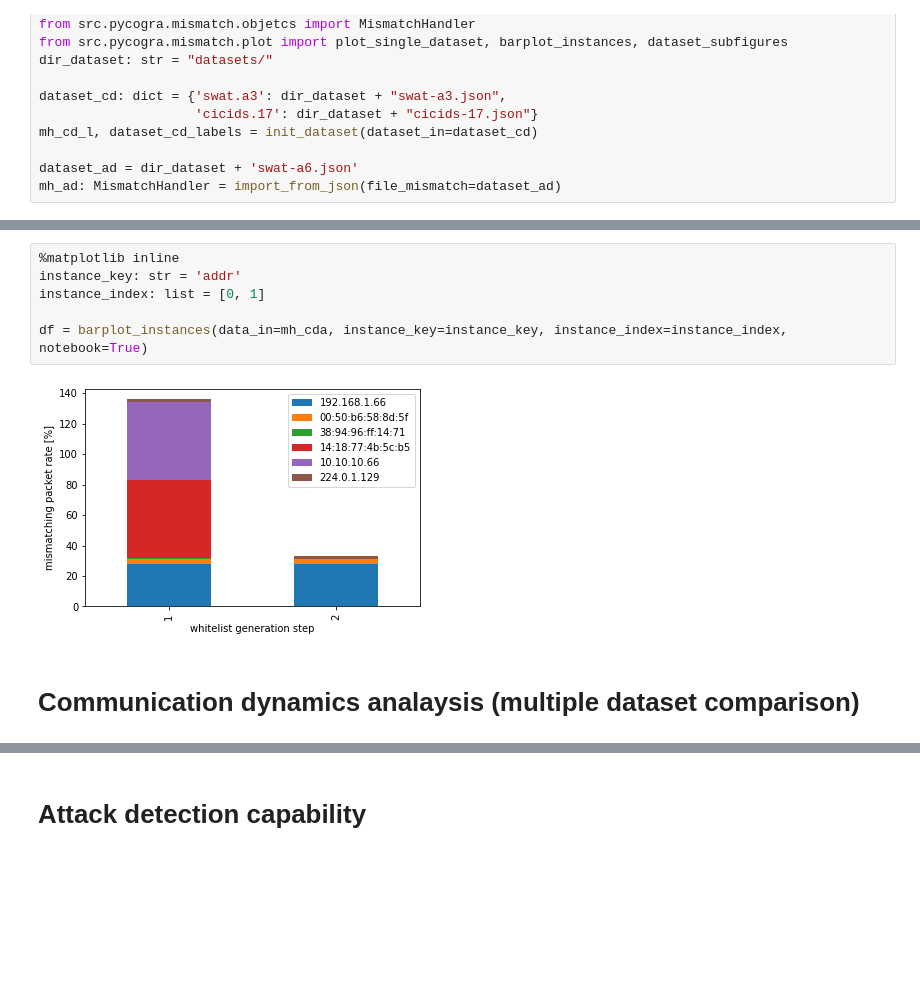
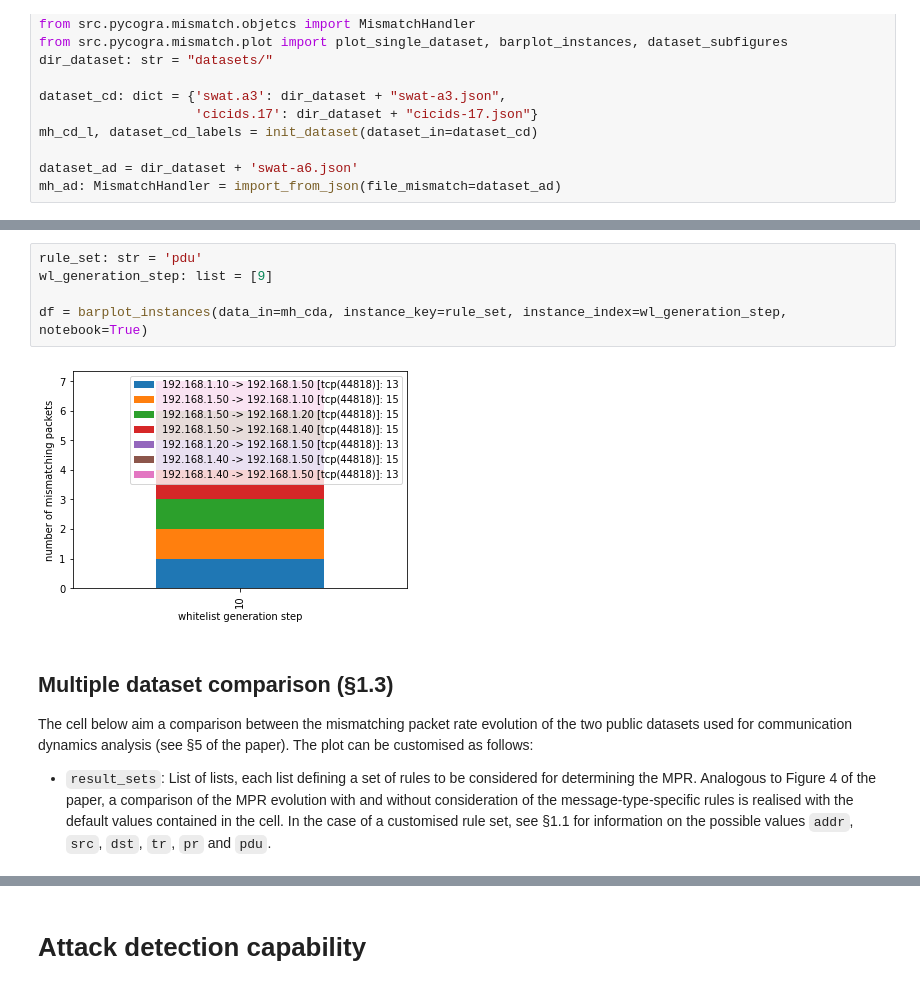
Before and after one commit to paulandr/CCS22_Whitelisting, a Jupyter notebook: whitelisting_scenarios.ipynb, the cells around one changed output, grey strips where cells are left out. Drawn from its saved outputs; the diff is of its cells as text; blank space fills up the shorter version.

Commit message:
Continued documentation of the notebook

```diff
--- a/whitelisting_scenarios.ipynb
+++ b/whitelisting_scenarios.ipynb
@@ -63,11 +68,13 @@ g = plot_single_dataset(data_in=mh_cda, plot_elems=plot, notebook=True)
 # %%
-%matplotlib inline
-instance_key: str = 'addr'
-instance_index: list = [0, 1]
+rule_set: str = 'pdu'
+wl_generation_step: list = [9]
 
-df = barplot_instances(data_in=mh_cda, instance_key=instance_key, instance_index=instance_index, notebook=True)
+df = barplot_instances(data_in=mh_cda, instance_key=rule_set, instance_index=wl_generation_step, notebook=True)
 # %% [output]
-[figure, old version]
+[figure, new version]
-# %% [markdown]
-# Communication dynamics analaysis (multiple dataset comparison)
+# %% [markdown]
+## Multiple dataset comparison (§1.3)
+
+The cell below aim a comparison between the mismatching packet rate evolution of the two public datasets used for communication dynamics analysis (see §5 of the paper). The plot can be customised as follows:
+- `result_sets`: List of lists, each list defining a set of rules to be considered for determining the MPR. Analogous to Figure 4 of the paper, a comparison of the MPR evolution with and without consideration of the message-type-specific rules is realised with the default values contained in the cell. In the case of a customised rule set, see §1.1 for information on the possible values `addr`, `src`, `dst`, `tr`, `pr` and `pdu`.
 # %%
```
Also changed, not shown: parts of 6 cells of this notebook, 1 other file.
